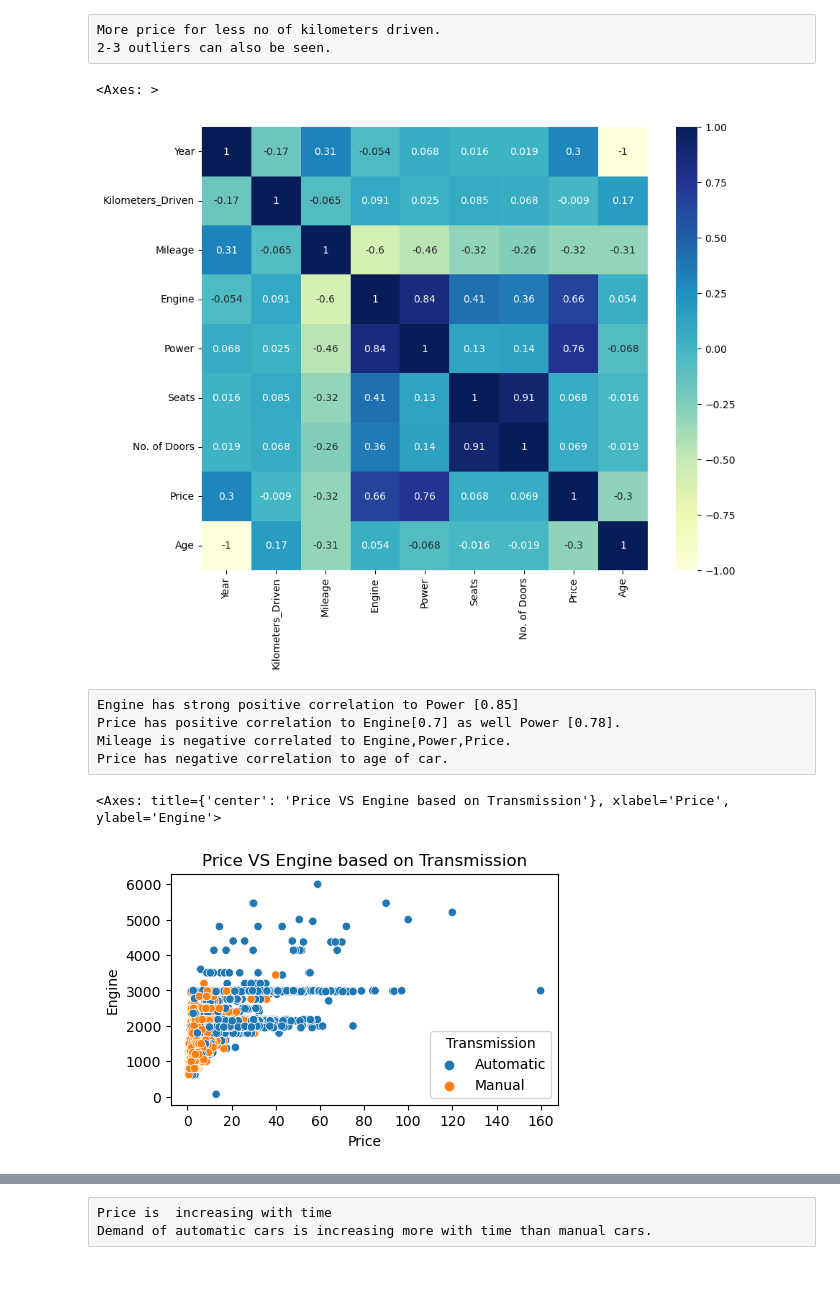
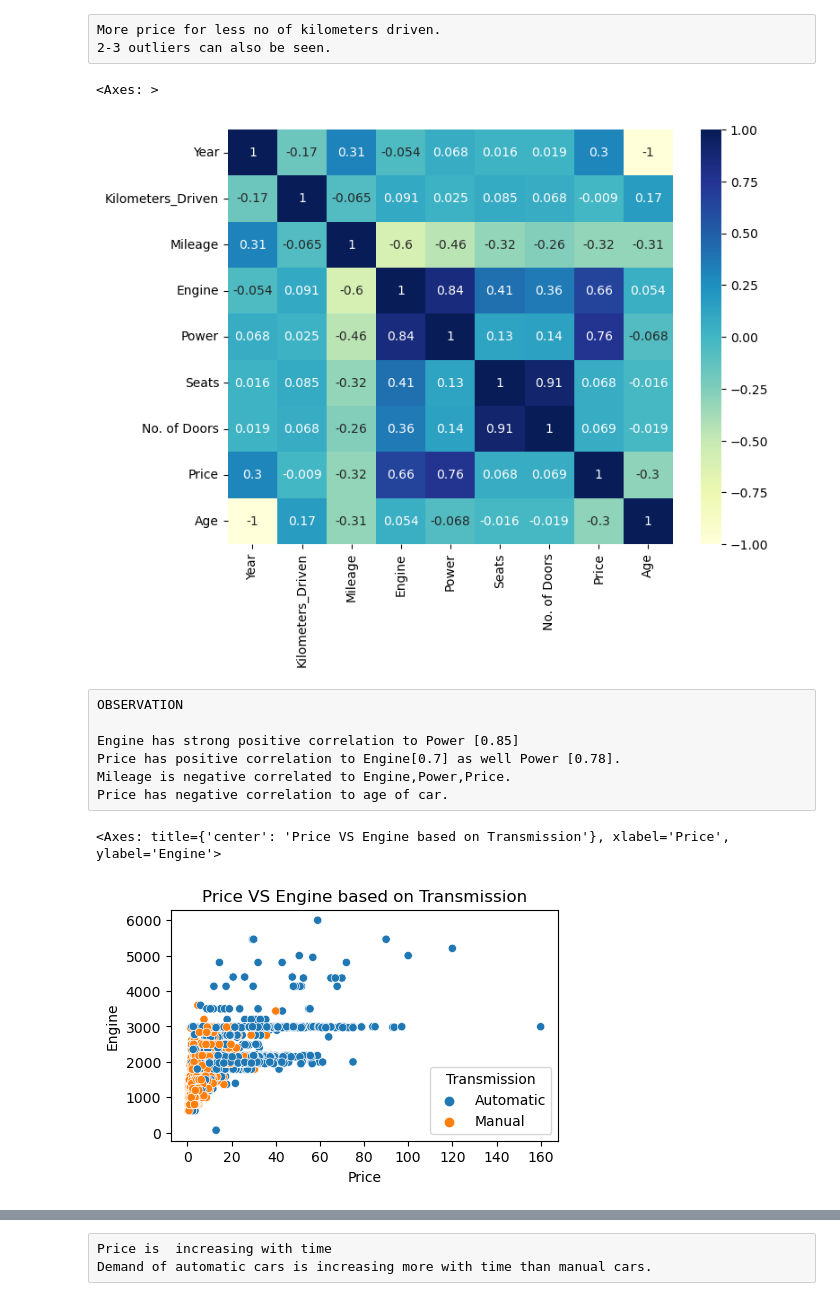
Before and after one commit to vkhanna2004/used-car-price-prediction, a Jupyter notebook: Used Car Price Prediction_.ipynb, the cells around one changed output, grey strips where cells are left out. Saved outputs shown, nothing was run; the diff lists cells and outputs as text; code cells hidden in the pictures.

```diff
--- a/Used Car Price Prediction_.ipynb
+++ b/Used Car Price Prediction_.ipynb
@@ -209,2 +213,5 @@ Replacing null or nan values with "unknown" so that we convert its type to "cate
 # %%
-df["Transmission"] = df["Transmission"].replace('null', 'Unknown').astype("category")
+#filling missing values in column "Transmission" using mode
+df["Transmission"] = df["Transmission"].astype("category")
+most_frequent_category = df['Transmission'].mode()[0]
+df['Transmission'].fillna(most_frequent_category, inplace=True)
@@ -495,12 +508,14 @@ sns.jointplot(data=df,x='Kilometers_Driven',y='Price')
 More price for less no of kilometers driven.
 2-3 outliers can also be seen.
 # %%
-axes,fig=plt.subplots(1,1,figsize=(10,8))
+axes,fig=plt.subplots(1,1,figsize=(8,6))
 sns.heatmap(df.corr(),annot=True,cmap="YlGnBu" )
 # %% [output]
 <Axes: >
-[figure, old version]
+[figure, new version]
 # %% [raw]
+OBSERVATION
+
 Engine has strong positive correlation to Power [0.85]
 Price has positive correlation to Engine[0.7] as well Power [0.78].
 Mileage is negative correlated to Engine,Power,Price.
@@ -512,7 +527,7 @@ plt.title("Price VS Engine based on Transmission")
 sns.scatterplot(y='Engine', x='Price', hue='Transmission', data=df)
 # %% [output]
 <Axes: title={'center': 'Price VS Engine based on Transmission'}, xlabel='Price', ylabel='Engine'>
-[figure, old version]
+[figure, new version]
 # %%
 #mileage vs Price
 plt.figure(figsize=(5,3))
```
Also changed, not shown: parts of 63 cells of this notebook, 2 other files.
